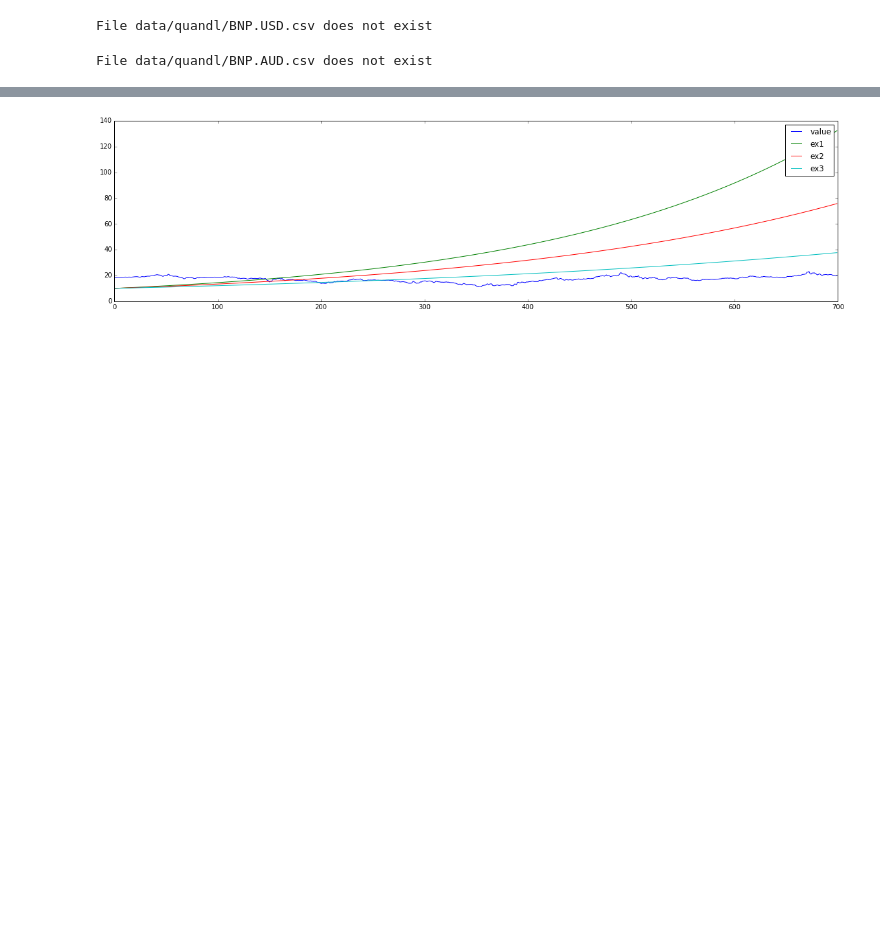
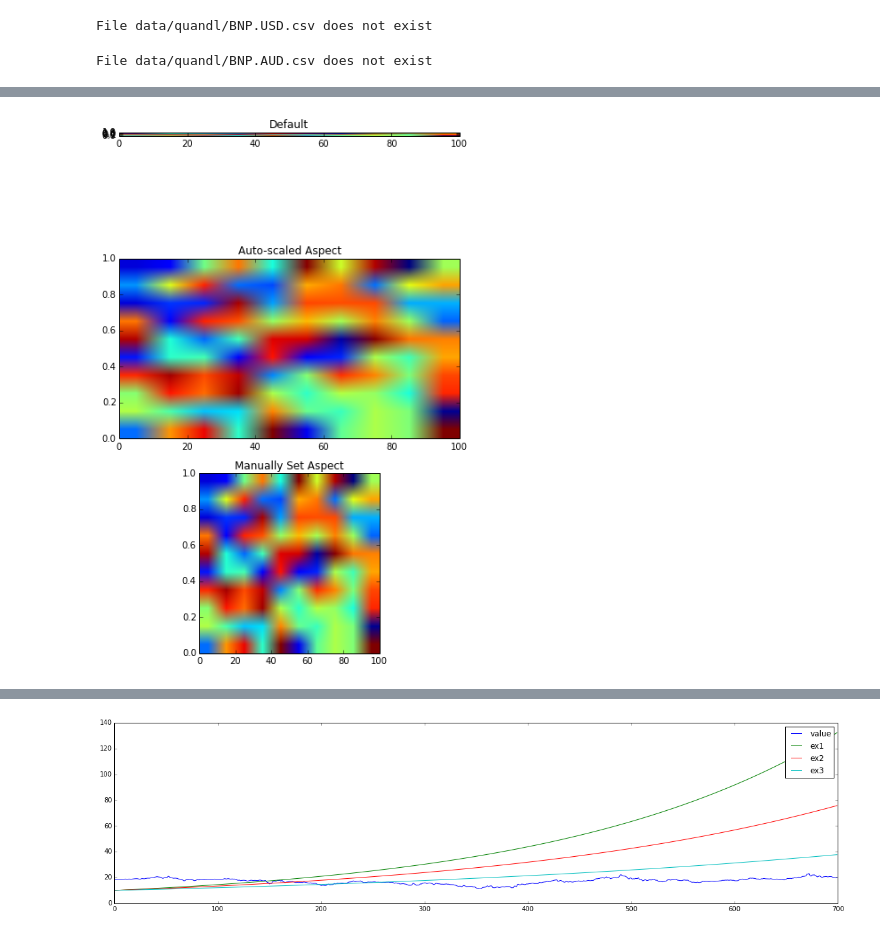
Before and after one commit to qorelogic/ml2, a Jupyter notebook: bin/quandl-fun.ipynb, the cells around one changed output, grey strips where cells are left out. Drawn from its saved outputs; the diff is of its cells as text; code cells hidden in the pictures; blank space fills up the shorter version.

```diff
--- a/bin/quandl-fun.ipynb
+++ b/bin/quandl-fun.ipynb
@@ -161,0 +183,18 @@ plt.show()
+# %%
+grid = np.random.random((10,10))
+
+fig, (ax1, ax2, ax3) = plt.subplots(nrows=3, figsize=(6,10))
+
+ax1.imshow(grid, extent=[0,100,0,1])
+ax1.set_title('Default')
+
+ax2.imshow(grid, extent=[0,100,0,1], aspect='auto')
+ax2.set_title('Auto-scaled Aspect')
+
+ax3.imshow(grid, extent=[0,100,0,1], aspect=100)
+ax3.set_title('Manually Set Aspect')
+
+plt.tight_layout()
+plt.show()
+# %% [output]
+[figure, added]
```
Also changed, not shown: parts of 8 cells of this notebook, 7 other files.
